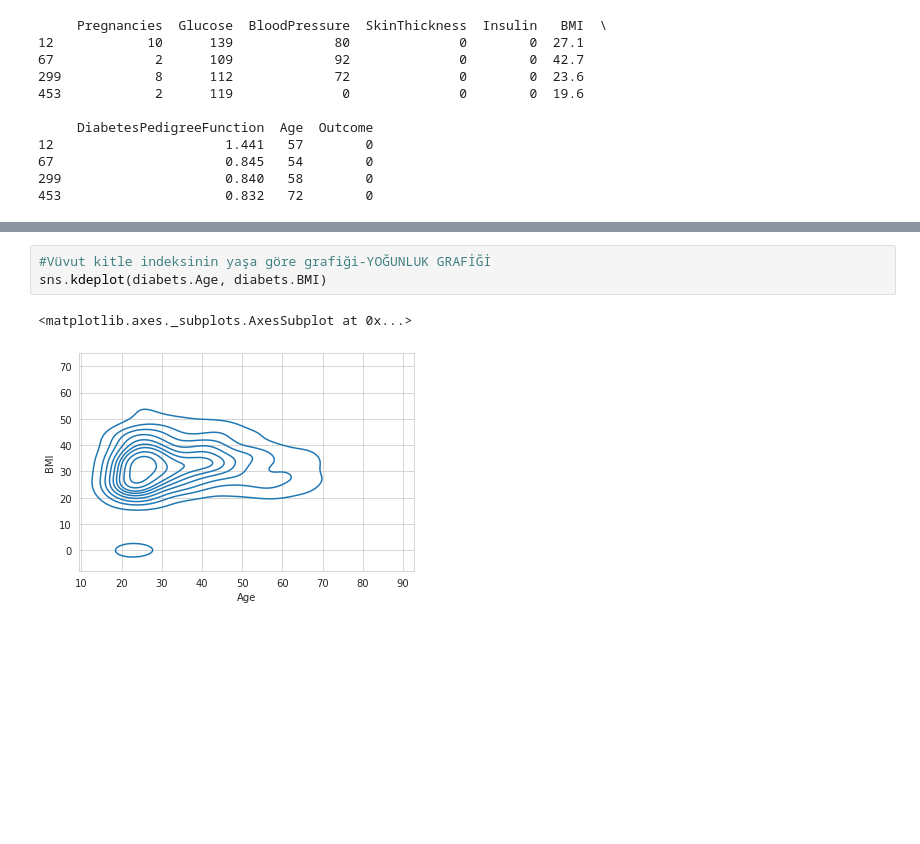
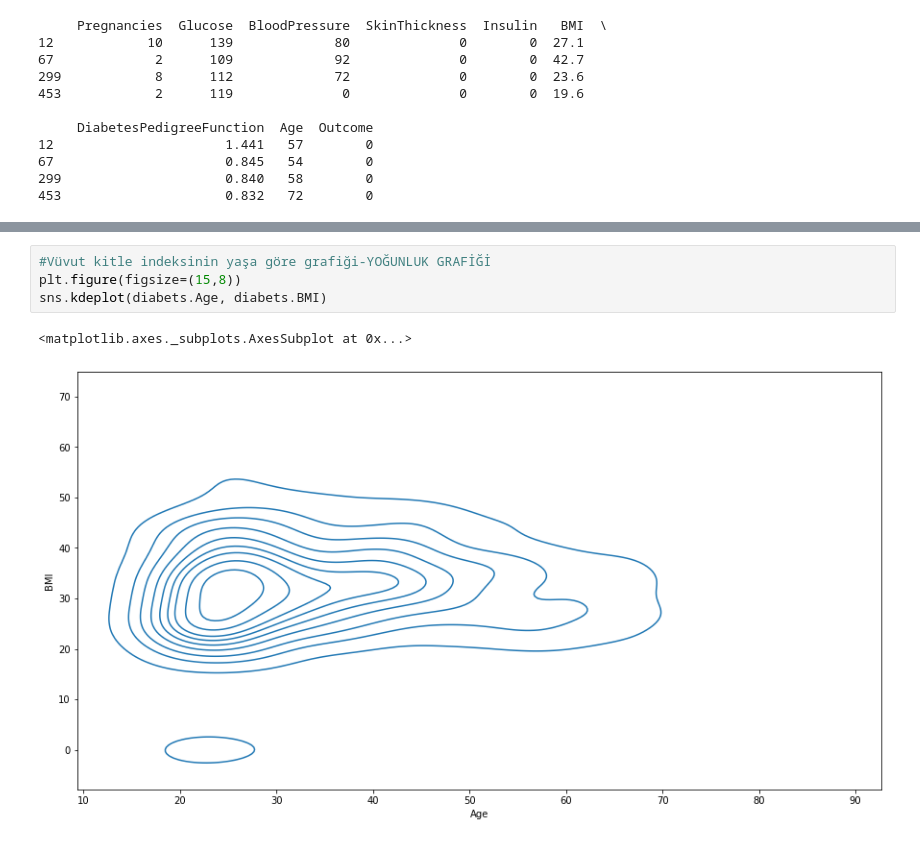
Before and after one commit to OkanKeskin/diabets_analysis, a Jupyter notebook: diabets_analysis.ipynb, the cells around one changed output, grey strips where cells are left out. Saved outputs shown, nothing was run; the diff lists cells and outputs as text; blank space fills up the shorter version.

```diff
--- a/diabets_analysis.ipynb
+++ b/diabets_analysis.ipynb
@@ -264,8 +283,9 @@ sns.swarmplot(x = 'BMI', y = 'Pregnancies', data = diabets, palette=diabets_colo
 # %%
 #Vüvut kitle indeksinin yaşa göre grafiği-YOĞUNLUK GRAFİĞİ
+plt.figure(figsize=(15,8))
 sns.kdeplot(diabets.Age, diabets.BMI)
 # %% [output]
 <matplotlib.axes._subplots.AxesSubplot at 0x...>
-[figure, old version]
+[figure, new version]
 # %%
 #Yaşa göre dağılımı veren Sütun Grafiği
```
Also changed, not shown: parts of 5 cells of this notebook.
